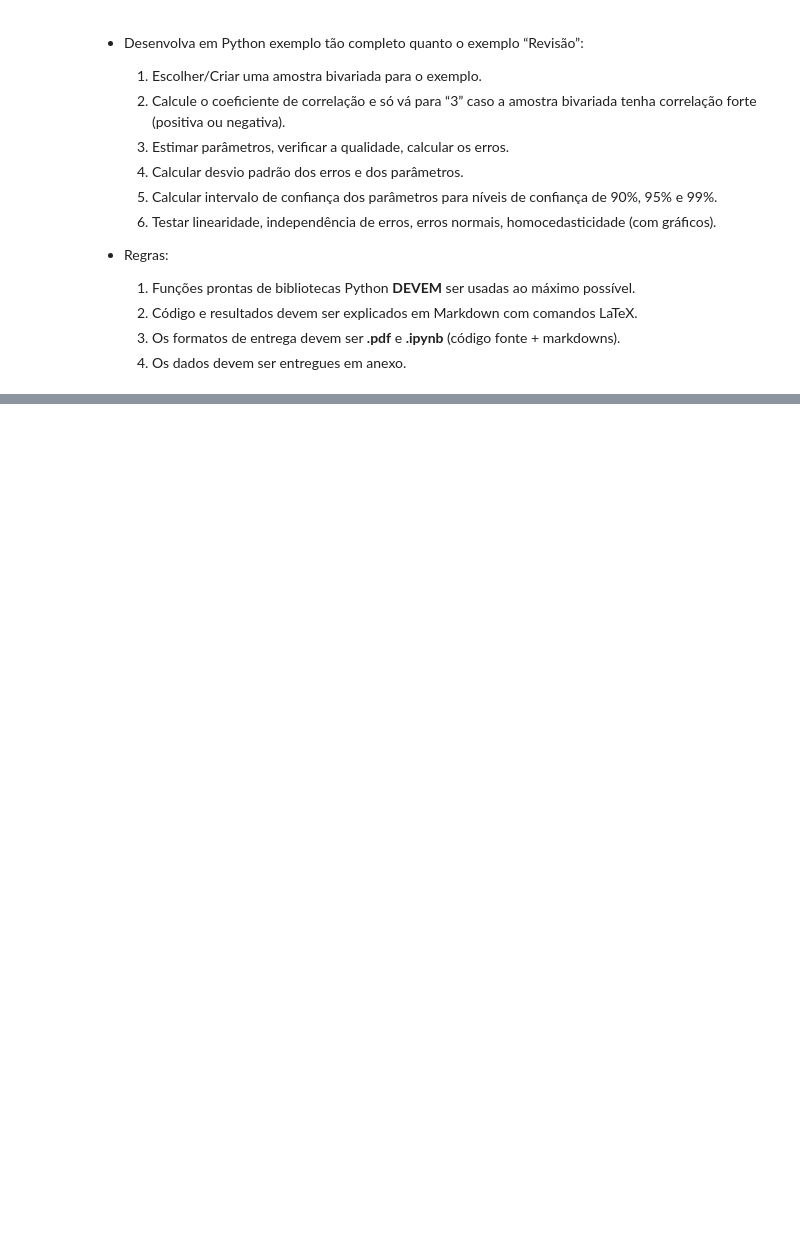
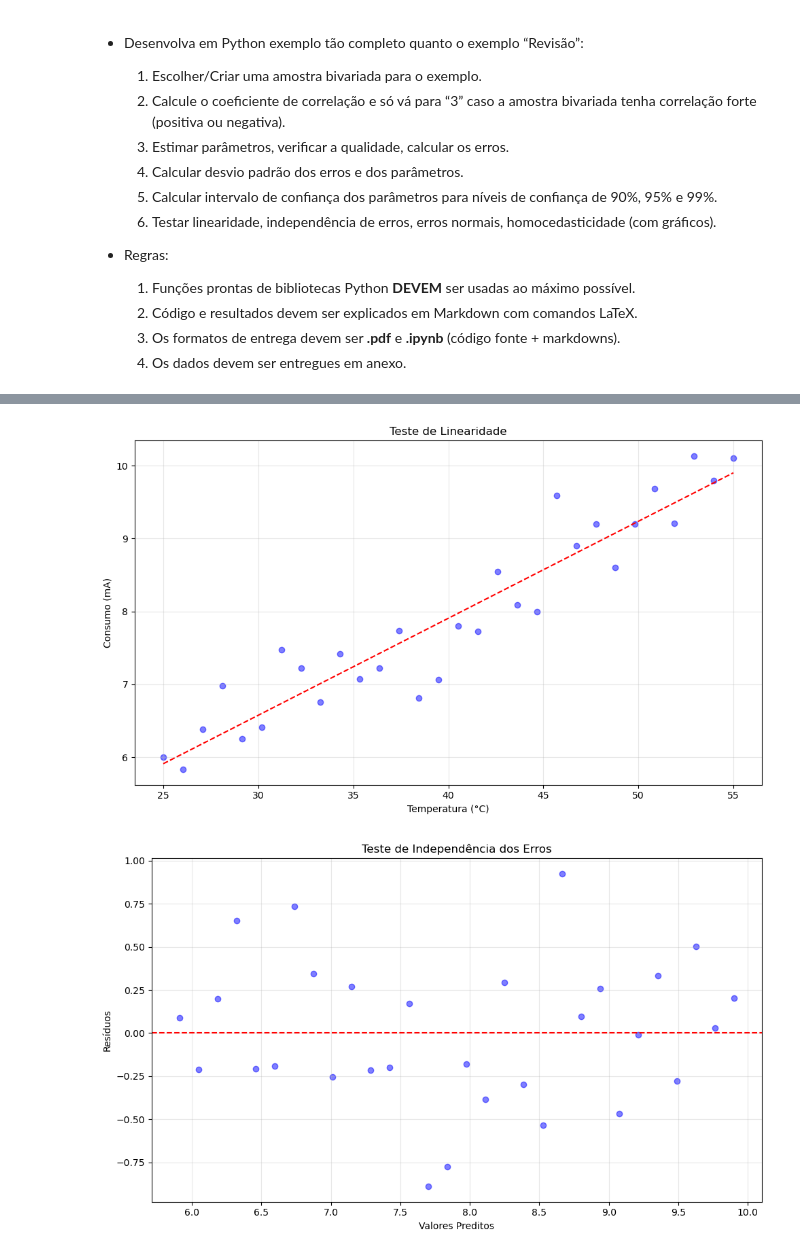
Before and after one commit to marcosst/UFJF, a Jupyter notebook: Métodos Quantitativos/AAG05/AAG05.ipynb, the cells around one changed output, grey strips where cells are left out. Cells and saved outputs as stored; diff of their text form; code cells hidden in the pictures; blank space fills up the shorter version.

```diff
--- a/Métodos Quantitativos/AAG05/AAG05.ipynb
+++ b/Métodos Quantitativos/AAG05/AAG05.ipynb
@@ -154,0 +109,13 @@ plt.show()
+# %%
+# Realizar regressão linear
+X = temperatura.reshape(-1, 1)
+reg = LinearRegression().fit(X, consumo)
+b1 = reg.coef_[0]
+b0 = reg.intercept_
+
+# Calcular valores preditos e resíduos
+y_pred = reg.predict(X)
+residuos = consumo - y_pred
+
+print(f"Equação da reta: Consumo = {b0:.4f} + {b1:.4f} * Temperatura")
+print(f"R² = {reg.score(X, consumo):.4f}")
@@ -154,0 +192,39 @@ plt.show()
+# %%
+# Teste de linearidade
+plt.scatter(temperatura, consumo, color='blue', alpha=0.5)
+plt.plot(temperatura, y_pred, color='red', linestyle='--')
+plt.title('Teste de Linearidade')
+plt.xlabel('Temperatura (°C)')
+plt.ylabel('Consumo (mA)')
+plt.grid(True, alpha=0.3)
+plt.tight_layout()
+plt.show()
+
+# Teste de independência dos erros
+plt.scatter(y_pred, residuos, color='blue', alpha=0.5)
+plt.axhline(y=0, color='red', linestyle='--')
+plt.title('Teste de Independência dos Erros')
+plt.xlabel('Valores Preditos')
+plt.ylabel('Resíduos')
+plt.grid(True, alpha=0.3)
+plt.tight_layout()
+plt.show()
+
+# Teste de normalidade dos erros
+stats.probplot(residuos, dist="norm", plot=plt)
+plt.title('Q-Q Plot dos Resíduos')
+plt.grid(True, alpha=0.3)
+plt.tight_layout()
+plt.show()
+
+# Teste de homocedasticidade
+plt.scatter(y_pred, np.abs(residuos), color='blue', alpha=0.5)
+plt.title('Teste de Homocedasticidade')
+plt.xlabel('Valores Preditos')
+plt.ylabel('Resíduos Absolutos')
+plt.grid(True, alpha=0.3)
+plt.tight_layout()
+plt.show()
+# %% [output]
+[figure, added]
+[figure, added]
```
Also changed, not shown: parts of 33 cells of this notebook, 34 other files.
